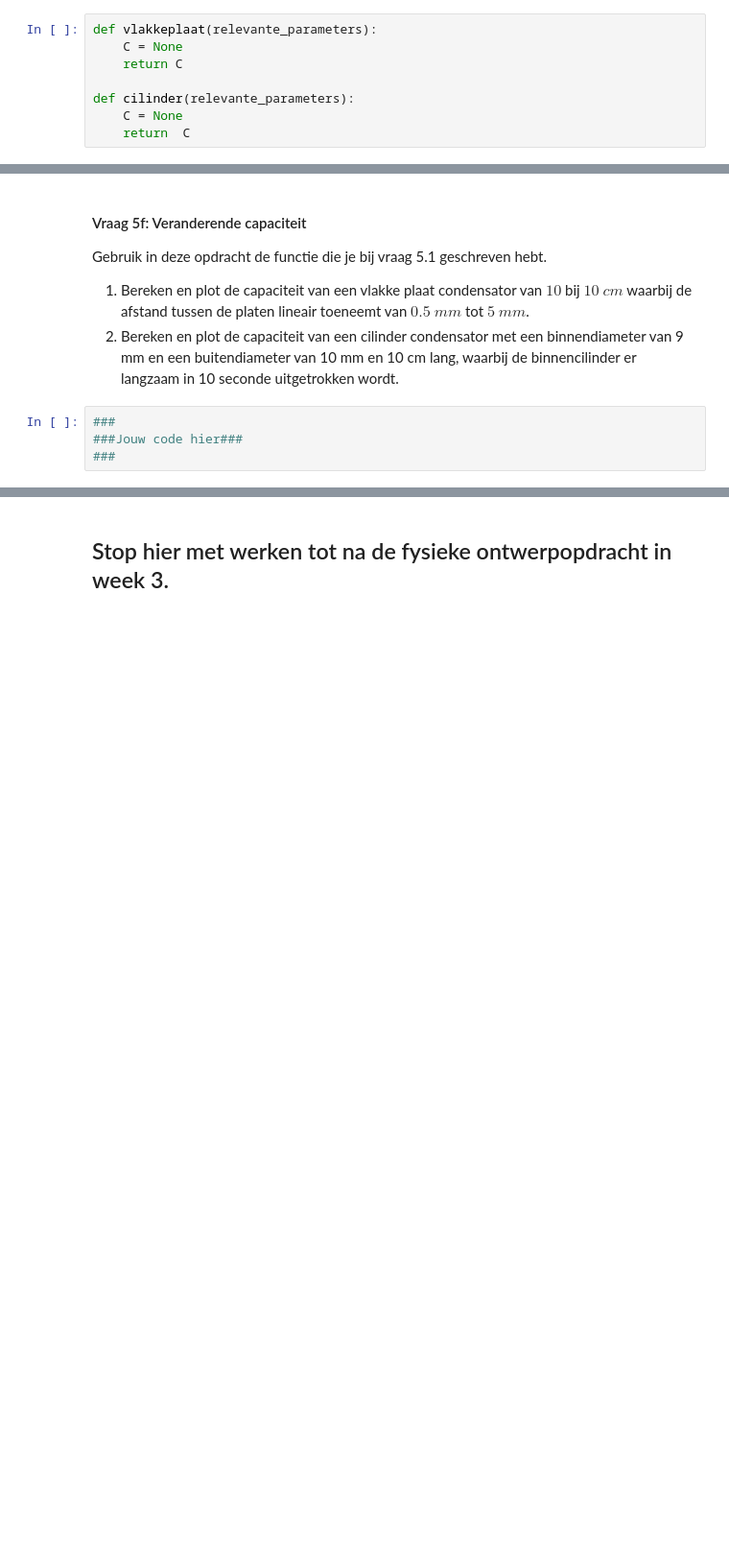
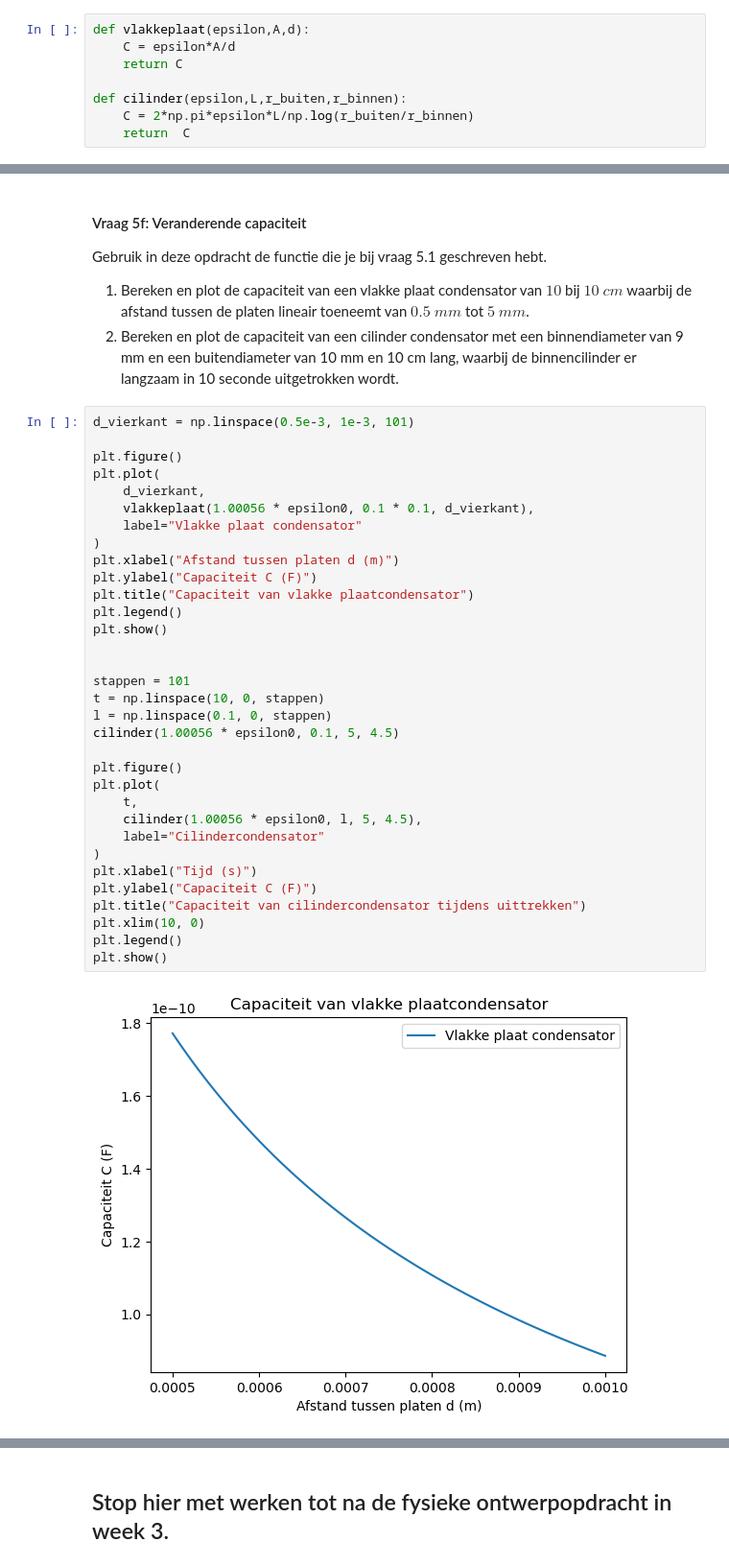
Before and after one commit to yaeljawahierkhan/opdrachten-DEF-D, a Jupyter notebook: DigitaleOntwerpopdrachten/1CondensatorOpdracht/CondensatorOntwerpopdracht.ipynb, the cells around one changed output, grey strips where cells are left out. Shown at 96% size. Drawn from its saved outputs; the diff is of its cells as text; blank space fills up the shorter version.

```diff
--- a/DigitaleOntwerpopdrachten/1CondensatorOpdracht/CondensatorOntwerpopdracht.ipynb
+++ b/DigitaleOntwerpopdrachten/1CondensatorOpdracht/CondensatorOntwerpopdracht.ipynb
@@ -606,12 +606,12 @@ In deze vraag zullen we kijken naar de ideale vlakke plaat condensator. Als de a
 3. Vind de formule voor de capaciteit van een cilinder condensator onder de aanname dat de afstand tussen de binnen en buiten wand klein is.
 4. Schrijf een python functie die de relevante parameters als input neemt en de capaciteit van een cilinder condensator als output heeft.
 # %%
-def vlakkeplaat(relevante_parameters):
-    C = None
+def vlakkeplaat(epsilon,A,d):
+    C = epsilon*A/d
     return C
 
-def cilinder(relevante_parameters):
-    C = None
+def cilinder(epsilon,L,r_buiten,r_binnen):
+    C = 2*np.pi*epsilon*L/np.log(r_buiten/r_binnen)
     return  C
 # %% [markdown]
 #### Vraag 5b: Capaciteit van enkele simpele condensatoren
@@ -686,6 +758,37 @@ Gebruik in deze opdracht de functie die je bij vraag 5.1 geschreven hebt.
 1. Bereken en plot de capaciteit van een vlakke plaat condensator van $10$ bij $10$ $cm$ waarbij de afstand tussen de platen lineair toeneemt van $0.5$ $mm$ tot $5$ $mm$.
 2. Bereken en plot de capaciteit van een cilinder condensator met een binnendiameter van 9 mm en een buitendiameter van 10 mm en 10 cm lang, waarbij de binnencilinder er langzaam in 10 seconde uitgetrokken wordt.
 # %%
-###
-###Jouw code hier###
-###
+d_vierkant = np.linspace(0.5e-3, 1e-3, 101)
+
+plt.figure()
+plt.plot(
+    d_vierkant,
+    vlakkeplaat(1.00056 * epsilon0, 0.1 * 0.1, d_vierkant),
+    label="Vlakke plaat condensator"
+)
+plt.xlabel("Afstand tussen platen d (m)")
+plt.ylabel("Capaciteit C (F)")
+plt.title("Capaciteit van vlakke plaatcondensator")
+plt.legend()
+plt.show()
+
+
+stappen = 101
+t = np.linspace(10, 0, stappen)
+l = np.linspace(0.1, 0, stappen)
+cilinder(1.00056 * epsilon0, 0.1, 5, 4.5)
+
+plt.figure()
+plt.plot(
+    t,
+    cilinder(1.00056 * epsilon0, l, 5, 4.5),
+    label="Cilindercondensator"
+)
+plt.xlabel("Tijd (s)")
+plt.ylabel("Capaciteit C (F)")
+plt.title("Capaciteit van cilindercondensator tijdens uittrekken")
+plt.xlim(10, 0)
+plt.legend()
+plt.show()
+# %% [output]
+[figure, added]
```
Also changed, not shown: parts of 7 cells of this notebook.
